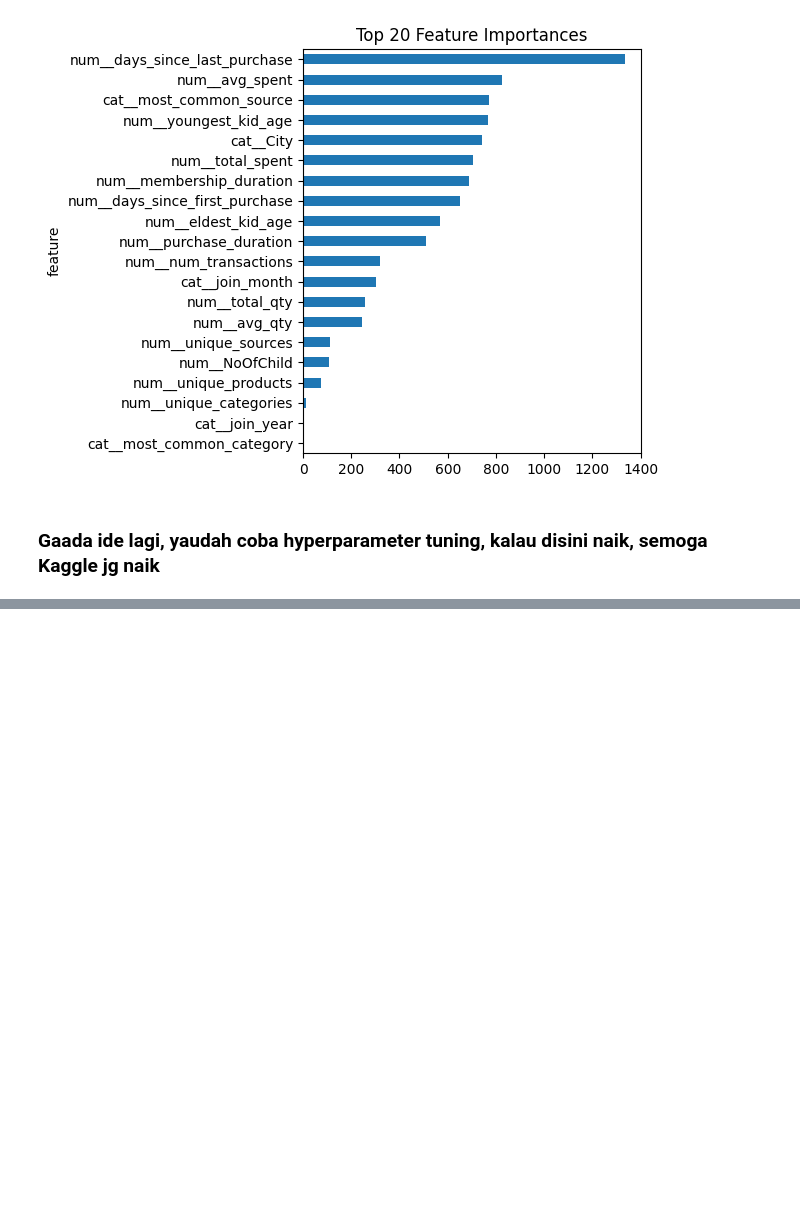
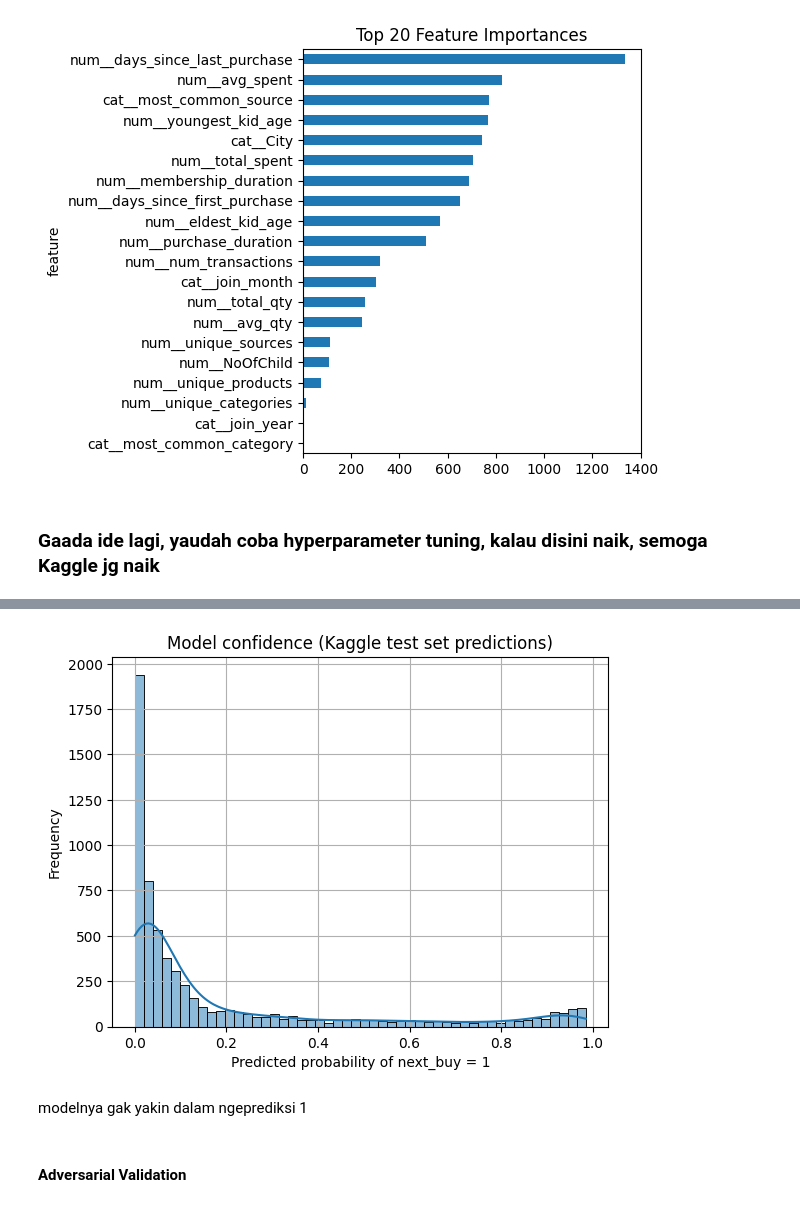
Before and after one commit to dalrn/mlq-intellectra, a Jupyter notebook: mlq.ipynb, the cells around one changed output, grey strips where cells are left out. Drawn from its saved outputs; the diff is of its cells as text; code cells hidden in the pictures; blank space fills up the shorter version.

```diff
--- a/mlq.ipynb
+++ b/mlq.ipynb
@@ -1119,0 +1230,36 @@ submission2_tuned.to_csv('trial7.csv', index=False)
+# %%
+best_params2.update({
+    'random_state': 42,
+    'class_weight': 'balanced',
+    'n_jobs': -1,
+    'verbose': -1  # to silence training logs
+})
+# %%
+model2_tuned_selected = LGBMClassifier(**best_params2)
+
+clf_tuned_selected = Pipeline([
+    ('preprocessor', preprocessor),
+    ('model', model2_tuned_selected)
+])
+clf_tuned_selected.fit(X_train2, y_train2)
+
+# Validation performance
+val_preds2 = clf_tuned_selected.predict(X_val2)
+val_bal_acc2 = balanced_accuracy_score(y_val2, val_preds2)
+print('Validation Balanced Accuracy:', val_bal_acc2)
+
+# Internal test performance (simulating Kaggle leaderboard)
+test_preds2 = clf_tuned_selected.predict(X_test2)
+test_bal_acc2 = balanced_accuracy_score(y_test2, test_preds2)
+print('Internal Test Balanced Accuracy:', test_bal_acc2)
+
+# Cross-validation on training set only
+cv2 = StratifiedKFold(n_splits=5, shuffle=True, random_state=42)
+cv_scores2 = cross_val_score(
+    clf_tuned_selected, X_train2, y_train2,
+    cv=cv2,
+    scoring=make_scorer(balanced_accuracy_score),
+    n_jobs=-1
+)
+print('CV balanced accuracy mean (on training set):', cv_scores2.mean())
+print('CV scores:', cv_scores2)
@@ -1119,0 +1316,15 @@ submission2_tuned.to_csv('trial7.csv', index=False)
+# %%
+probas = clf_tuned_selected.predict_proba(df_test2.drop(columns=['MemberID', 'purchase_duration']))[:, 1]  # Probability of class 1
+
+sns.histplot(probas, bins=50, kde=True)
+plt.title("Model confidence (Kaggle test set predictions)")
+plt.xlabel("Predicted probability of next_buy = 1")
+plt.ylabel("Frequency")
+plt.grid(True)
+plt.show()
+# %% [output]
+[figure, added]
+# %% [markdown]
+modelnya gak yakin dalam ngeprediksi 1
+# %% [markdown]
+#### Adversarial Validation
```
Also changed, not shown: parts of 28 cells of this notebook.
